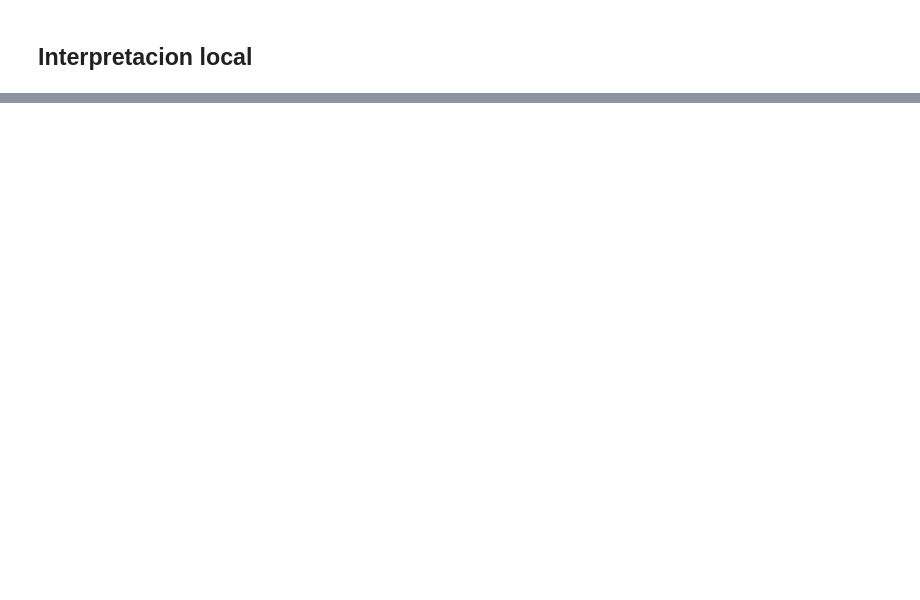
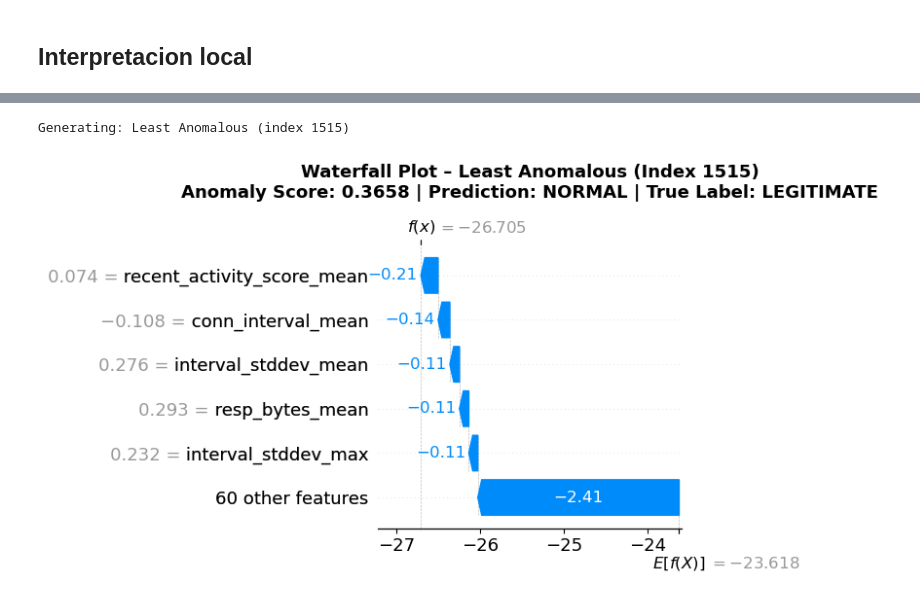
Before and after one commit to Grupo-MACC/ML_for_consul_poisoning, a Jupyter notebook: notebooks/05_explainability_isolation_forest.ipynb, the cells around one changed output, grey strips where cells are left out. Saved outputs shown, nothing was run; the diff lists cells and outputs as text; code cells hidden in the pictures; blank space fills up the shorter version.

```diff
--- a/notebooks/05_explainability_isolation_forest.ipynb
+++ b/notebooks/05_explainability_isolation_forest.ipynb
@@ -425,0 +325,8 @@ for name, idx in instances.items():
+# %%
+# CELDA 4: Least Anomalous Instance
+name = "Least Anomalous"
+idx = instances[name]
+shap_explanations[name] = plot_waterfall_and_explain(name, idx)
+# %% [output]
+Generating: Least Anomalous (index 1515)
+[figure, added]
```
Also changed, not shown: parts of 21 cells of this notebook, 1 other file.
